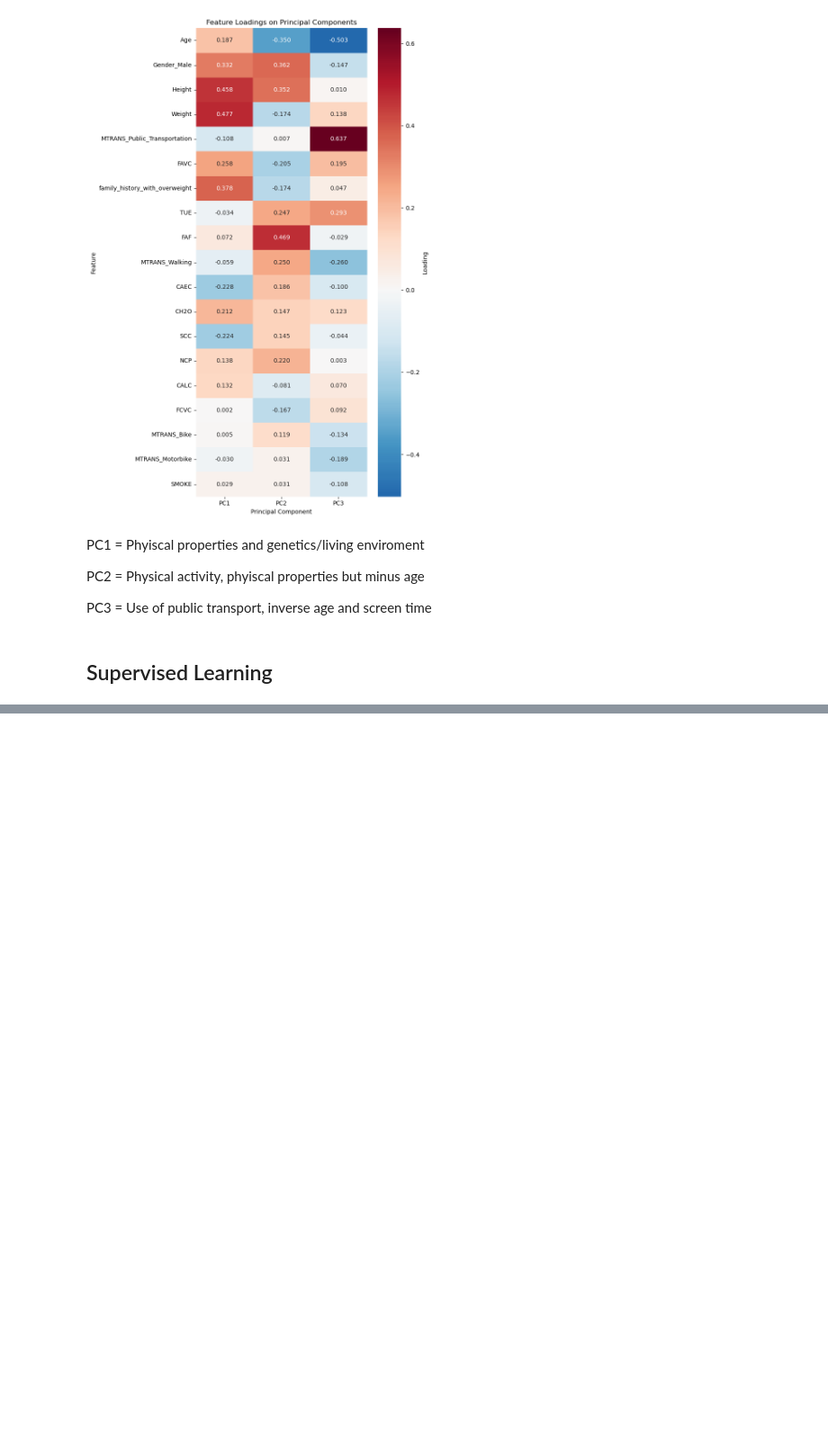
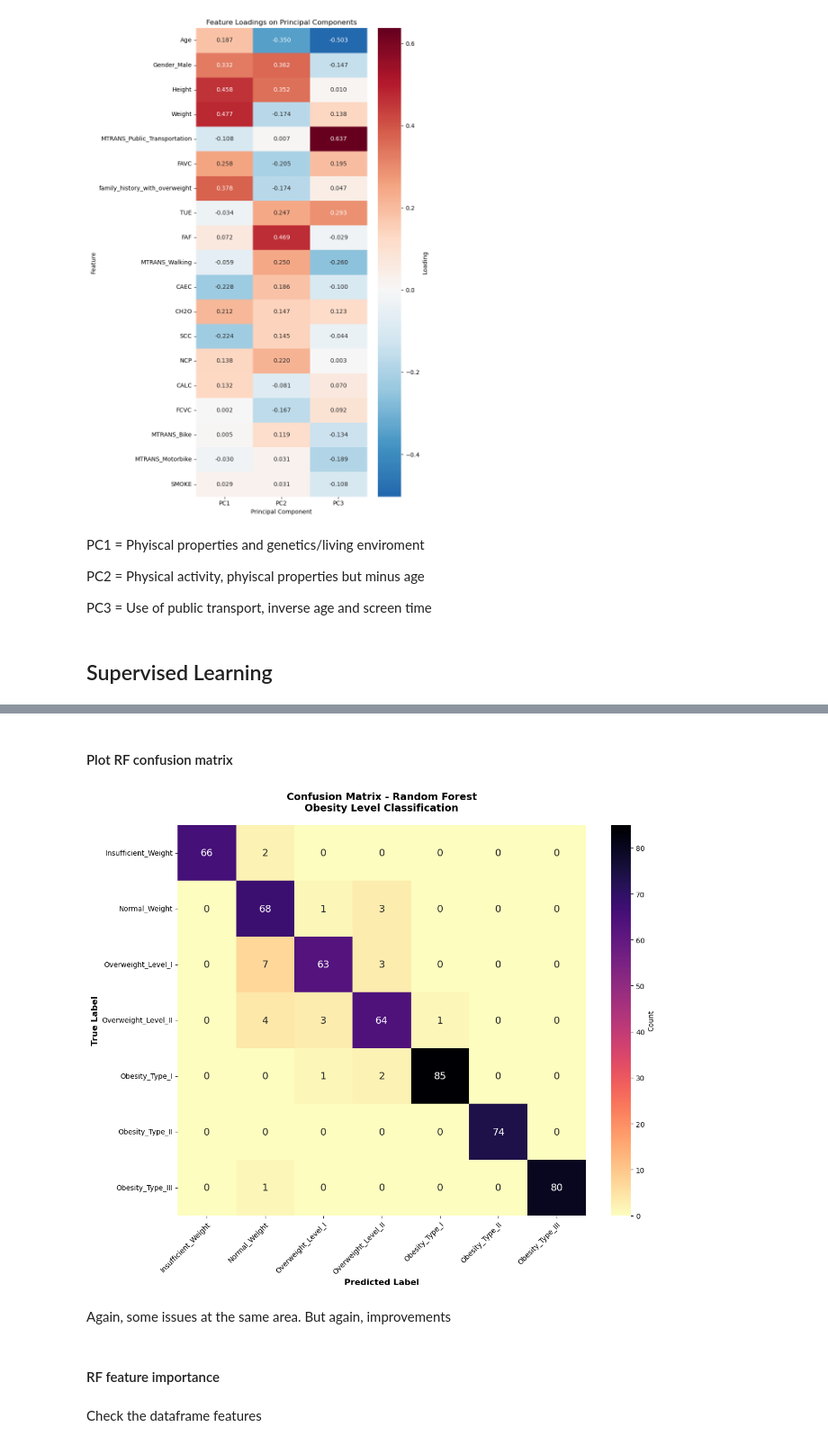
Before and after one commit to r-leeper/scu_obesity_assignment, a Jupyter notebook: CS818_Assignment.ipynb, the cells around one changed output, grey strips where cells are left out. Shown at 90% size. Cells and saved outputs as stored; diff of their text form; code cells hidden in the pictures; blank space fills up the shorter version.

```diff
--- a/CS818_Assignment.ipynb
+++ b/CS818_Assignment.ipynb
@@ -1091,0 +1556,13 @@ PC3 = Use of public transport, inverse age and screen time
+# %%
+# Initialise Random Forest
+rf_clf = RandomForestClassifier(
+    n_estimators=100,   # Number of trees
+    random_state=13,   # unlucky for some
+    max_depth=None,   # Let trees grow
+    min_samples_split=2,
+    min_samples_leaf=1,
+    max_features='sqrt',   # sqrt(n_features) for each split
+    n_jobs=-1   # Use all cores (please don't break)
+)
+# %%
+rf_clf.fit(X_train_enc, y_train)
@@ -1091,0 +1573,4 @@ PC3 = Use of public transport, inverse age and screen time
+# %%
+# Make predictions
+y_train_pred_rf = rf_clf.predict(X_train_enc)
+y_test_pred_rf = rf_clf.predict(X_test_enc)
@@ -1091,0 +1611,36 @@ PC3 = Use of public transport, inverse age and screen time
+# %% [markdown]
+#### Plot RF confusion matrix
+# %%
+# confusion matrix
+cm_rf = confusion_matrix(y_test, y_test_pred_rf)
+
+fig, ax = plt.subplots(figsize=(12, 10))
+
+sns.heatmap(
+    cm_rf,
+    annot=True,
+    fmt='d',
+    cmap='magma_r',   # MAGMA!!! but reverse it
+    xticklabels=target_names,
+    yticklabels=target_names,
+    annot_kws={'size': 14},
+    cbar_kws={'label': 'Count'},
+    ax=ax
+)
+
+ax.set_xlabel('Predicted Label', fontsize=12, fontweight='bold')
+ax.set_ylabel('True Label', fontsize=12, fontweight='bold')
+ax.set_title('Confusion Matrix - Random Forest\n'
+             'Obesity Level Classification',
+             fontsize=14, fontweight='bold', pad=20)
+
+plt.setp(ax.get_xticklabels(), rotation=45, ha='right', rotation_mode='anchor')
+
+plt.tight_layout()
+plt.show()
+# %% [output]
+[figure, added]
+# %% [markdown]
+Again, some issues at the same area. But again, improvements
+# %% [markdown]
+#### RF feature importance
@@ -1091,0 +1653,2 @@ PC3 = Use of public transport, inverse age and screen time
+# %% [markdown]
+Check the dataframe features
```
Also changed, not shown: parts of 81 cells of this notebook.
